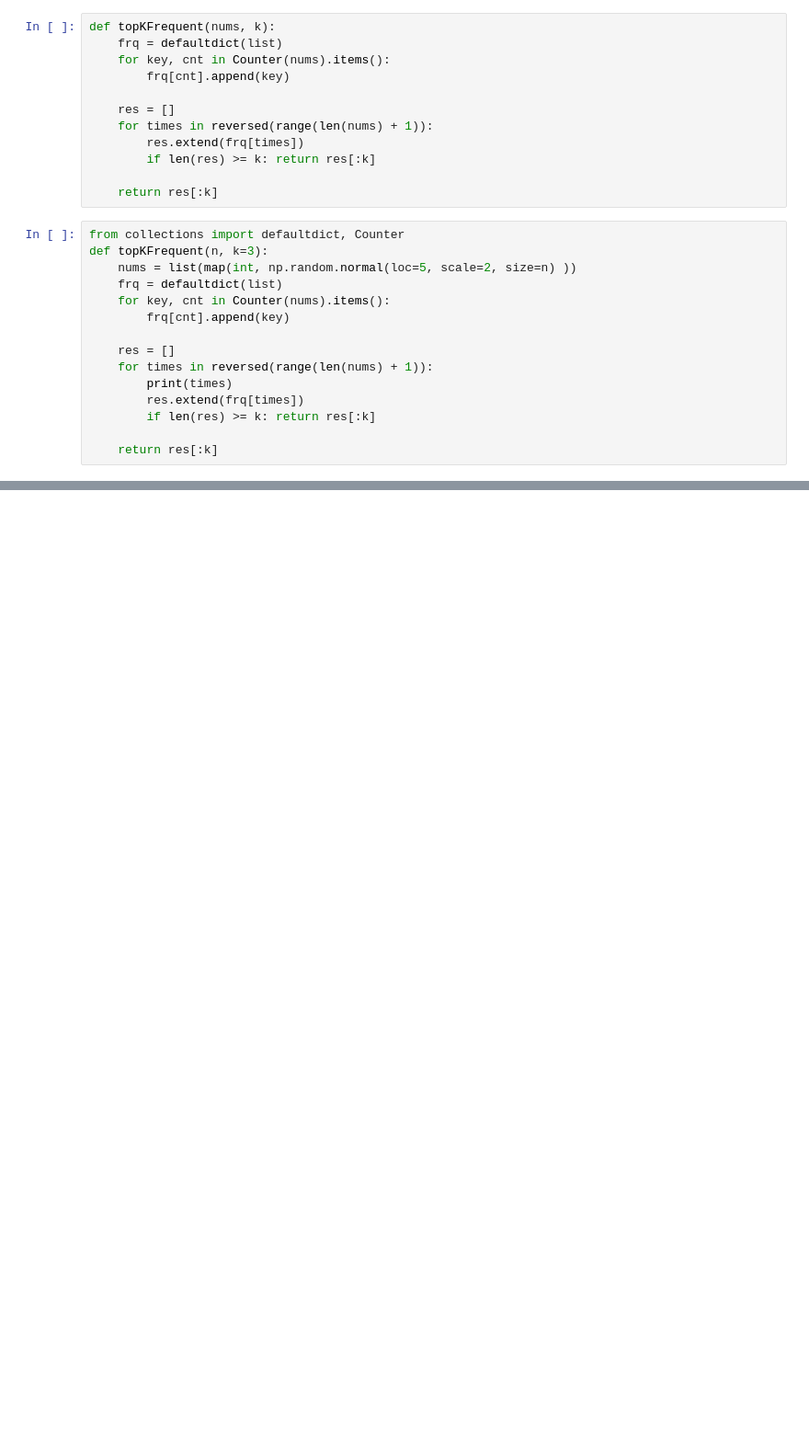
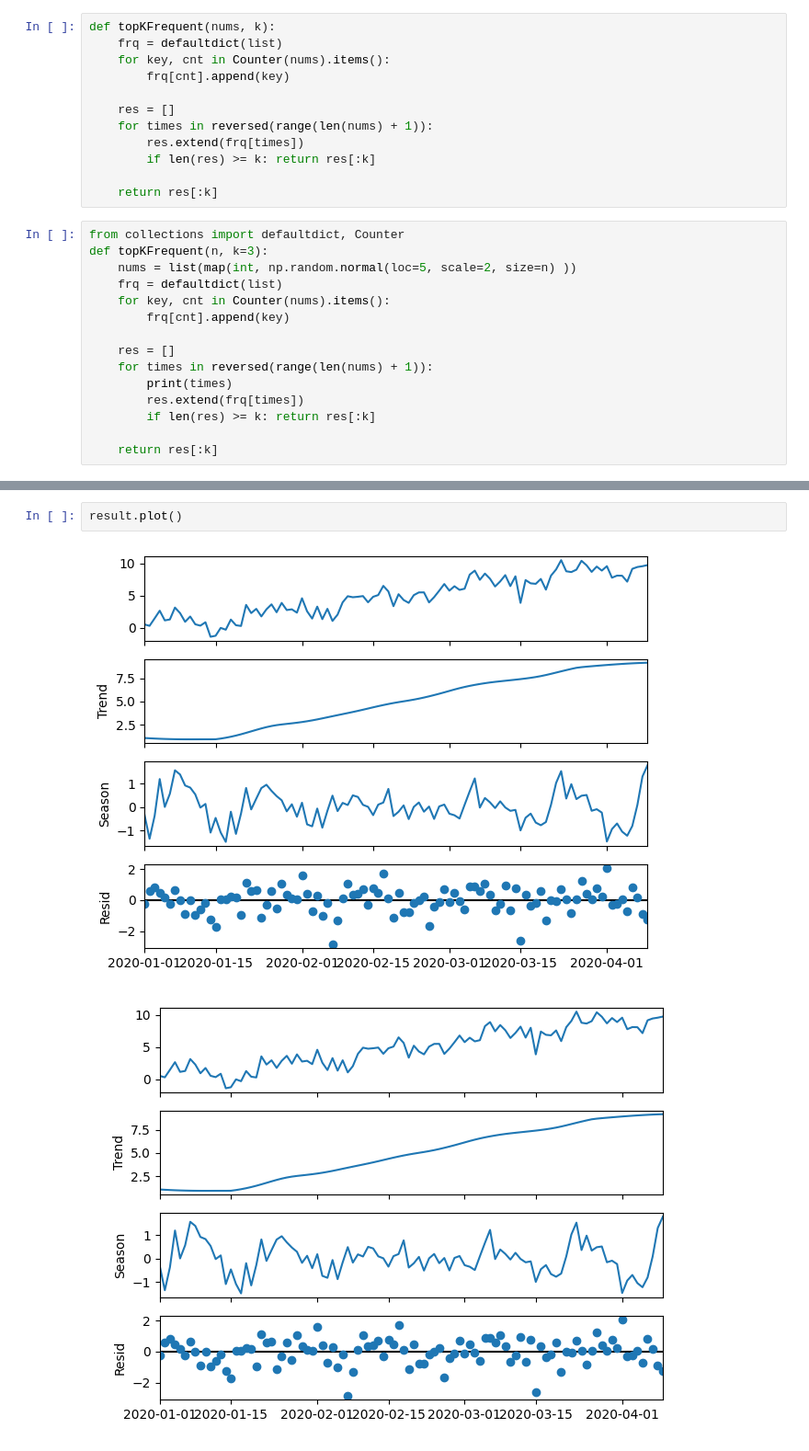
Before and after one commit to turbulent0/leetcode_problems, a Jupyter notebook: test.ipynb, the cells around one changed output, grey strips where cells are left out. Shown at 92% size. Saved outputs shown, nothing was run; the diff lists cells and outputs as text; blank space fills up the shorter version.

```diff
--- a/test.ipynb
+++ b/test.ipynb
@@ -170,0 +145,5 @@ bootstrap
+# %%
+result.plot()
+# %% [output]
+[figure, added]
+[figure, added]
```
Also changed, not shown: parts of 28 cells of this notebook, 18 other files.
